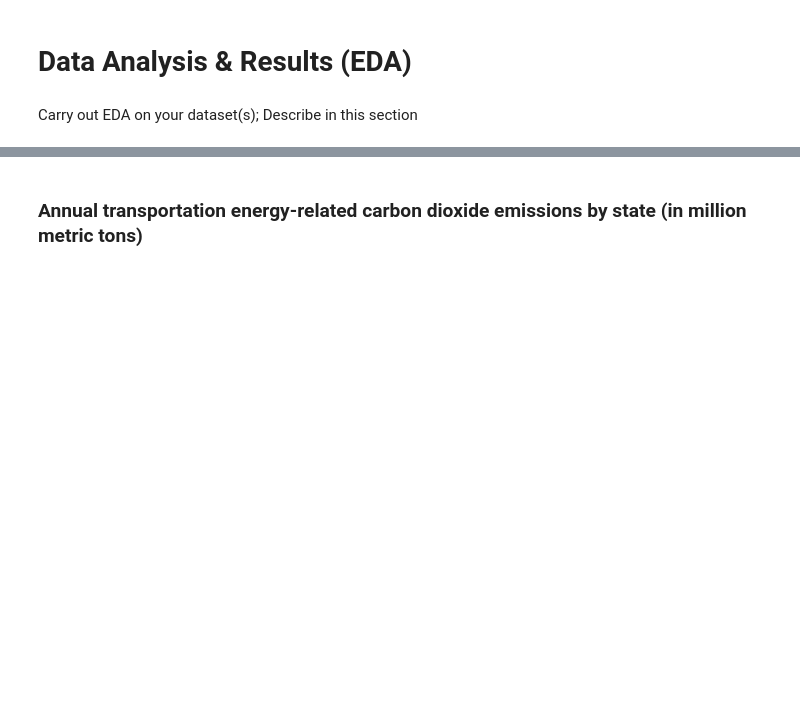
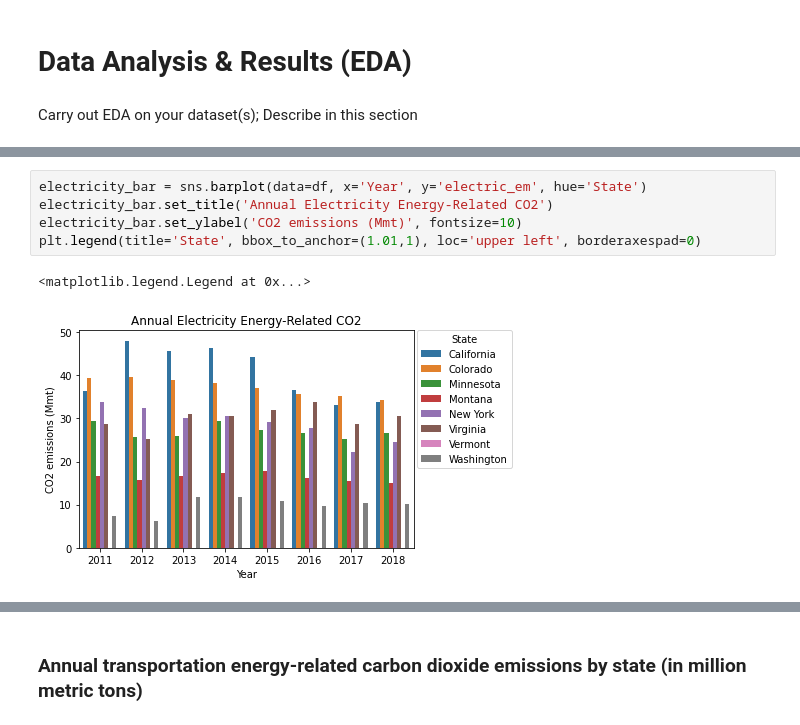
Before and after one commit to michaelgranado/EV-Count-and-CO2-Emissions-Project, a Jupyter notebook: EDACheckpointGroup039-Wi22.ipynb, the cells around one changed output, grey strips where cells are left out. Cells and saved outputs as stored; diff of their text form; blank space fills up the shorter version.

Commit message:
Adding EDA for Electricity Emissions

```diff
--- a/EDACheckpointGroup039-Wi22.ipynb
+++ b/EDACheckpointGroup039-Wi22.ipynb
@@ -415,0 +424,8 @@ Carry out EDA on your dataset(s); Describe in this section
+# %%
+electricity_bar = sns.barplot(data=df, x='Year', y='electric_em', hue='State')
+electricity_bar.set_title('Annual Electricity Energy-Related CO2')
+electricity_bar.set_ylabel('CO2 emissions (Mmt)', fontsize=10)
+plt.legend(title='State', bbox_to_anchor=(1.01,1), loc='upper left', borderaxespad=0)
+# %% [output]
+<matplotlib.legend.Legend at 0x...>
+[figure, added]
```
Also changed, not shown: parts of 5 cells of this notebook, 1 other file.
